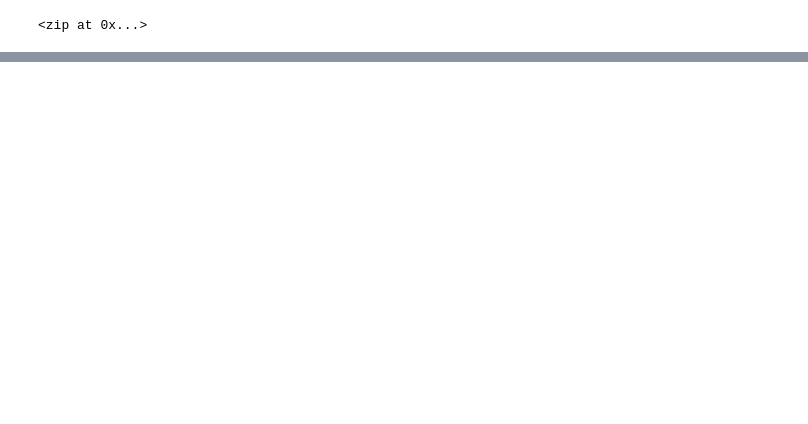
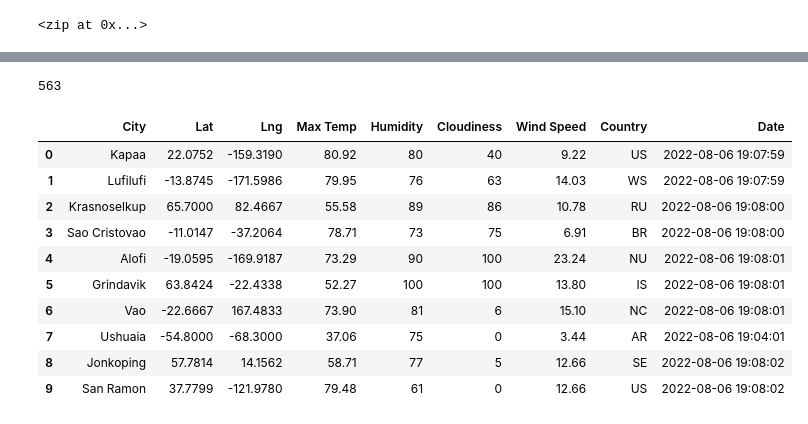
Before and after one commit to lallben/World_Weather_Analysis, a Jupyter notebook: WeatherPy.ipynb, the cells around one changed output, grey strips where cells are left out. Cells and saved outputs as stored; diff of their text form; code cells hidden in the pictures; blank space fills up the shorter version.

```diff
--- a/WeatherPy.ipynb
+++ b/WeatherPy.ipynb
@@ -31,0 +38,13 @@ len(cities)
+# %%
+# Starting URL for Weather Map API Call.
+url = "http://api.openweathermap.org/data/2.5/weather?units=Imperial&APPID=" + weather_api_key
+# %%
+# Create an empty list to hold the weather data.
+city_data = []
+# Print the beginning of the logging.
+print("Beginning Data Retrieval     ")
+print("-----------------------------")
+
+# Create counters.
+record_count = 1
+set_count = 1
@@ -31,0 +123,20 @@ len(cities)
+# %%
+len(city_data)
+# %% [output]
+563
+# %%
+# Convert the array of dictionaries to a Pandas DataFrame.
+city_data_df = pd.DataFrame(city_data)
+city_data_df.head(10)
+# %% [output]
+|  | City | Lat | Lng | Max Temp | Humidity | Cloudiness | Wind Speed | Country | Date |
+| 0 | Kapaa | 22.0752 | -159.3190 | 80.92 | 80 | 40 | 9.22 | US | 2022-08-06 19:07:59 |
+| 1 | Lufilufi | -13.8745 | -171.5986 | 79.95 | 76 | 63 | 14.03 | WS | 2022-08-06 19:07:59 |
+| 2 | Krasnoselkup | 65.7000 | 82.4667 | 55.58 | 89 | 86 | 10.78 | RU | 2022-08-06 19:08:00 |
+| 3 | Sao Cristovao | -11.0147 | -37.2064 | 78.71 | 73 | 75 | 6.91 | BR | 2022-08-06 19:08:00 |
+| 4 | Alofi | -19.0595 | -169.9187 | 73.29 | 90 | 100 | 23.24 | NU | 2022-08-06 19:08:01 |
+| 5 | Grindavik | 63.8424 | -22.4338 | 52.27 | 100 | 100 | 13.80 | IS | 2022-08-06 19:08:01 |
+| 6 | Vao | -22.6667 | 167.4833 | 73.90 | 81 | 6 | 15.10 | NC | 2022-08-06 19:08:01 |
+| 7 | Ushuaia | -54.8000 | -68.3000 | 37.06 | 75 | 0 | 3.44 | AR | 2022-08-06 19:04:01 |
+| 8 | Jonkoping | 57.7814 | 14.1562 | 58.71 | 77 | 5 | 12.66 | SE | 2022-08-06 19:08:02 |
+| 9 | San Ramon | 37.7799 | -121.9780 | 79.48 | 61 | 0 | 12.66 | US | 2022-08-06 19:08:02 |
```
Also changed, not shown: parts of 8 cells of this notebook, 3 other files.
